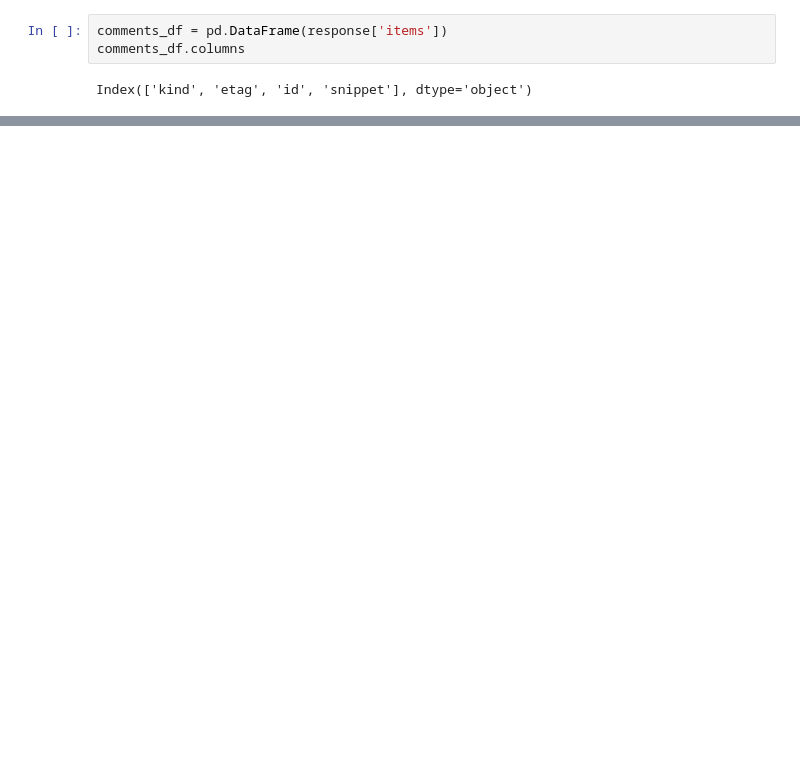
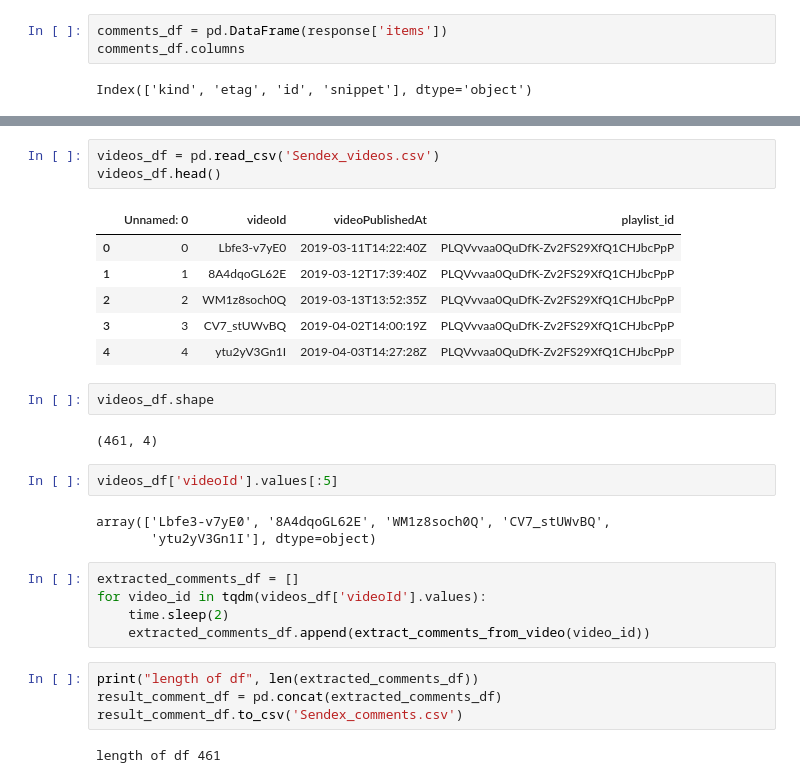
Before and after one commit to mrtushartiwari/Youtube_data_extraction, a Jupyter notebook: EDA_youtube.ipynb, the cells around one changed output, grey strips where cells are left out. Drawn from its saved outputs; the diff is of its cells as text; blank space fills up the shorter version.

```diff
--- a/EDA_youtube.ipynb
+++ b/EDA_youtube.ipynb
@@ -319,0 +398,30 @@ for i in filter_comments_df['topLevelComment'].values[:5]:
+# %%
+videos_df = pd.read_csv('Sendex_videos.csv')
+videos_df.head()
+# %% [output]
+|  | Unnamed: 0 | videoId | videoPublishedAt | playlist_id |
+| 0 | 0 | Lbfe3-v7yE0 | 2019-03-11T14:22:40Z | PLQVvvaa0QuDfK-Zv2FS29XfQ1CHJbcPpP |
+| 1 | 1 | 8A4dqoGL62E | 2019-03-12T17:39:40Z | PLQVvvaa0QuDfK-Zv2FS29XfQ1CHJbcPpP |
+| 2 | 2 | WM1z8soch0Q | 2019-03-13T13:52:35Z | PLQVvvaa0QuDfK-Zv2FS29XfQ1CHJbcPpP |
+| 3 | 3 | CV7_stUWvBQ | 2019-04-02T14:00:19Z | PLQVvvaa0QuDfK-Zv2FS29XfQ1CHJbcPpP |
+| 4 | 4 | ytu2yV3Gn1I | 2019-04-03T14:27:28Z | PLQVvvaa0QuDfK-Zv2FS29XfQ1CHJbcPpP |
+# %%
+videos_df.shape
+# %% [output]
+(461, 4)
+# %%
+videos_df['videoId'].values[:5]
+# %% [output]
+array(['Lbfe3-v7yE0', '8A4dqoGL62E', 'WM1z8soch0Q', 'CV7_stUWvBQ',
+       'ytu2yV3Gn1I'], dtype=object)
+# %%
+extracted_comments_df = []
+for video_id in tqdm(videos_df['videoId'].values):
+    time.sleep(2)
+    extracted_comments_df.append(extract_comments_from_video(video_id))
+# %%
+print("length of df", len(extracted_comments_df))
+result_comment_df = pd.concat(extracted_comments_df)
+result_comment_df.to_csv('Sendex_comments.csv')
+# %% [output]
+length of df 461
```
Also changed, not shown: parts of 11 cells of this notebook.
